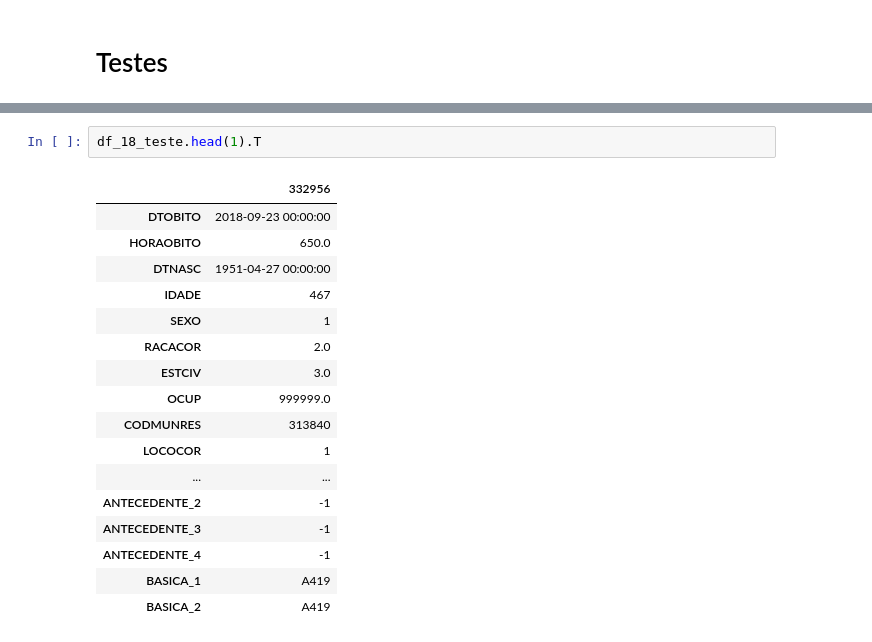
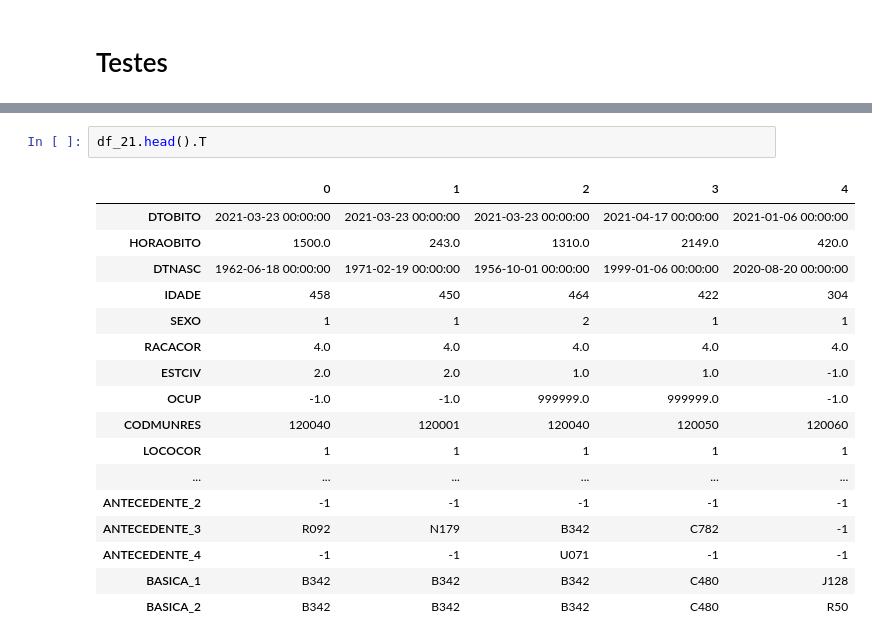
Before and after one commit to caiogoia123/Projeto_Final_BI, a Jupyter notebook: Projeto_Final.ipynb, the cells around one changed output, grey strips where cells are left out. Cells and saved outputs as stored; diff of their text form.

```diff
--- a/Projeto_Final.ipynb
+++ b/Projeto_Final.ipynb
@@ -1505,23 +1550,23 @@ carregar_movimento_incremental(df_18_teste)
 # %%
-df_18_teste.head(1).T
+df_21.head().T
 # %% [output]
-|  | 332956 |
-| DTOBITO | 2018-09-23 00:00:00 |
-| HORAOBITO | 650.0 |
-| DTNASC | 1951-04-27 00:00:00 |
-| IDADE | 467 |
-| SEXO | 1 |
-| RACACOR | 2.0 |
-| ESTCIV | 3.0 |
-| OCUP | 999999.0 |
-| CODMUNRES | 313840 |
-| LOCOCOR | 1 |
-| ... | ... |
-| ANTECEDENTE_2 | -1 |
-| ANTECEDENTE_3 | -1 |
-| ANTECEDENTE_4 | -1 |
-| BASICA_1 | A419 |
-| BASICA_2 | A419 |
+|  | 0 | 1 | 2 | 3 | 4 |
+| DTOBITO | 2021-03-23 00:00:00 | 2021-03-23 00:00:00 | 2021-03-23 00:00:00 | 2021-04-17 00:00:00 | 2021-01-06 00:00:00 |
+| HORAOBITO | 1500.0 | 243.0 | 1310.0 | 2149.0 | 420.0 |
+| DTNASC | 1962-06-18 00:00:00 | 1971-02-19 00:00:00 | 1956-10-01 00:00:00 | 1999-01-06 00:00:00 | 2020-08-20 00:00:00 |
+| IDADE | 458 | 450 | 464 | 422 | 304 |
+| SEXO | 1 | 1 | 2 | 1 | 1 |
+| RACACOR | 4.0 | 4.0 | 4.0 | 4.0 | 4.0 |
+| ESTCIV | 2.0 | 2.0 | 1.0 | 1.0 | -1.0 |
+| OCUP | -1.0 | -1.0 | 999999.0 | 999999.0 | -1.0 |
+| CODMUNRES | 120040 | 120001 | 120040 | 120050 | 120060 |
+| LOCOCOR | 1 | 1 | 1 | 1 | 1 |
+| ... | ... | ... | ... | ... | ... |
+| ANTECEDENTE_2 | -1 | -1 | -1 | -1 | -1 |
+| ANTECEDENTE_3 | R092 | N179 | B342 | C782 | -1 |
+| ANTECEDENTE_4 | -1 | -1 | U071 | -1 | -1 |
+| BASICA_1 | B342 | B342 | B342 | C480 | J128 |
+| BASICA_2 | B342 | B342 | B342 | C480 | R50 |
 # %%
 import sqlite3
 import pandas as pd
```
Also changed, not shown: parts of 33 cells of this notebook.
